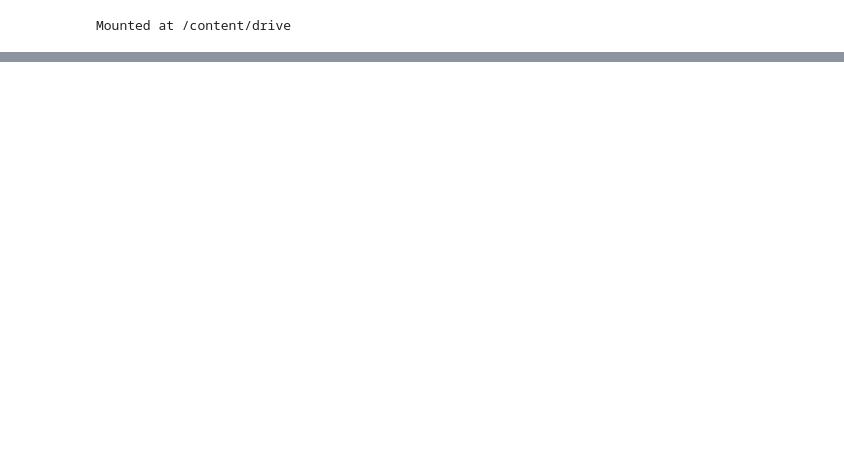
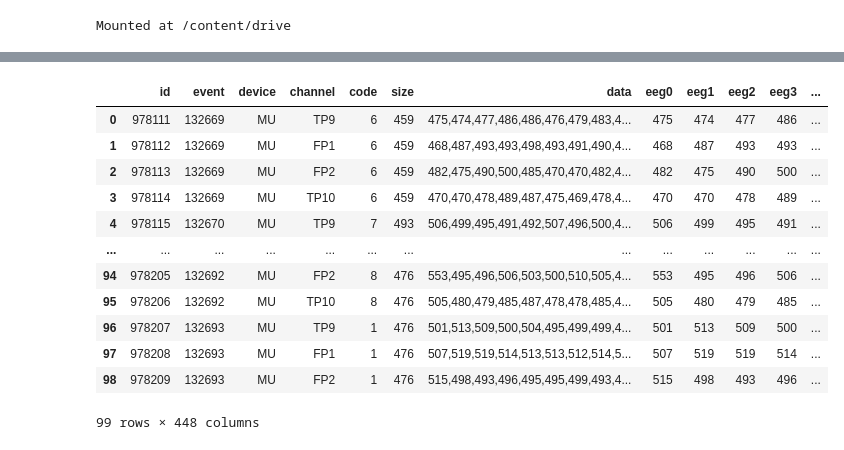
Before and after one commit to IImbryk/NMA_MindBigData, a Jupyter notebook: Main.ipynb, the cells around one changed output, grey strips where cells are left out. Cells and saved outputs as stored; diff of their text form; code cells hidden in the pictures; blank space fills up the shorter version.

```diff
--- a/Main.ipynb
+++ b/Main.ipynb
@@ -62,0 +72,16 @@ df_new.head()
+# %%
+df_new
+# %% [output]
+|  | id | event | device | channel | code | size | data | eeg0 | eeg1 | eeg2 | eeg3 | ... |
+| 0 | 978111 | 132669 | MU | TP9 | 6 | 459 | 475,474,477,486,486,476,479,483,4... | 475 | 474 | 477 | 486 | ... |
+| 1 | 978112 | 132669 | MU | FP1 | 6 | 459 | 468,487,493,493,498,493,491,490,4... | 468 | 487 | 493 | 493 | ... |
+| 2 | 978113 | 132669 | MU | FP2 | 6 | 459 | 482,475,490,500,485,470,470,482,4... | 482 | 475 | 490 | 500 | ... |
+| 3 | 978114 | 132669 | MU | TP10 | 6 | 459 | 470,470,478,489,487,475,469,478,4... | 470 | 470 | 478 | 489 | ... |
+| 4 | 978115 | 132670 | MU | TP9 | 7 | 493 | 506,499,495,491,492,507,496,500,4... | 506 | 499 | 495 | 491 | ... |
+| ... | ... | ... | ... | ... | ... | ... | ... | ... | ... | ... | ... | ... |
+| 94 | 978205 | 132692 | MU | FP2 | 8 | 476 | 553,495,496,506,503,500,510,505,4... | 553 | 495 | 496 | 506 | ... |
+| 95 | 978206 | 132692 | MU | TP10 | 8 | 476 | 505,480,479,485,487,478,478,485,4... | 505 | 480 | 479 | 485 | ... |
+| 96 | 978207 | 132693 | MU | TP9 | 1 | 476 | 501,513,509,500,504,495,499,499,4... | 501 | 513 | 509 | 500 | ... |
+| 97 | 978208 | 132693 | MU | FP1 | 1 | 476 | 507,519,519,514,513,513,512,514,5... | 507 | 519 | 519 | 514 | ... |
+| 98 | 978209 | 132693 | MU | FP2 | 1 | 476 | 515,498,493,496,495,495,499,493,4... | 515 | 498 | 493 | 496 | ... |
+99 rows × 448 columns
```
Also changed, not shown: parts of 3 cells of this notebook.
